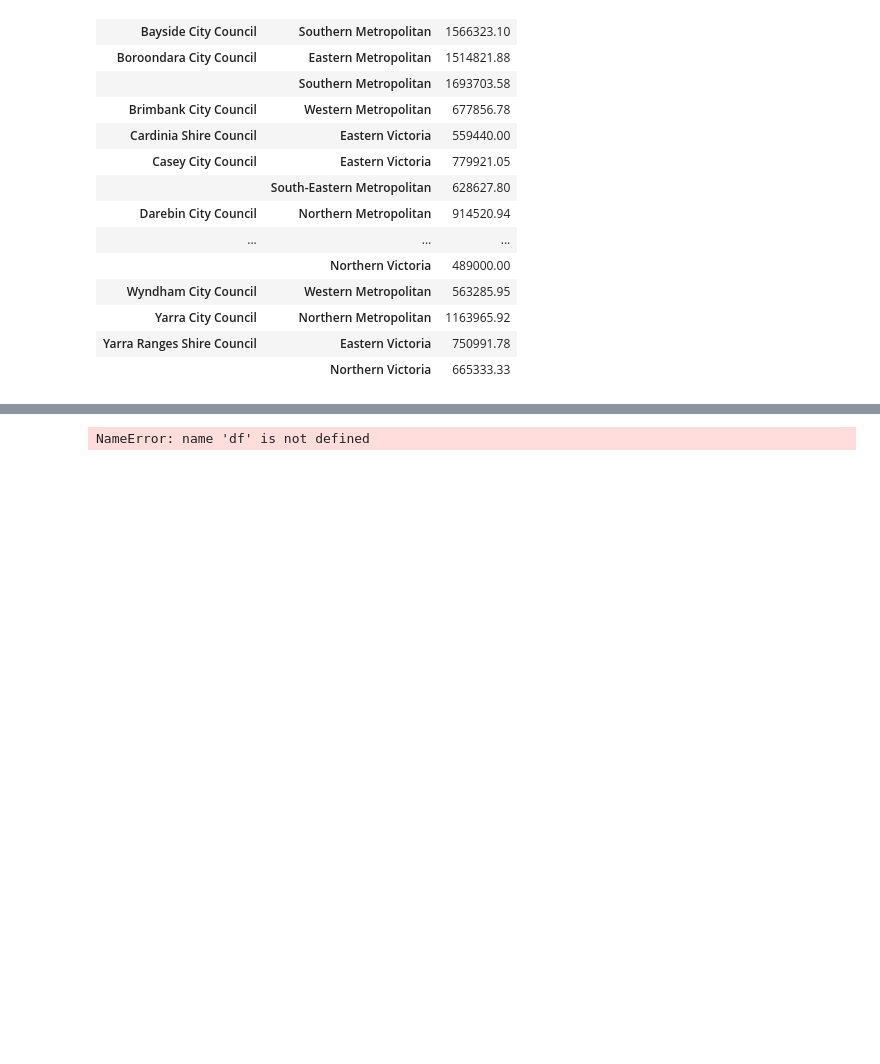
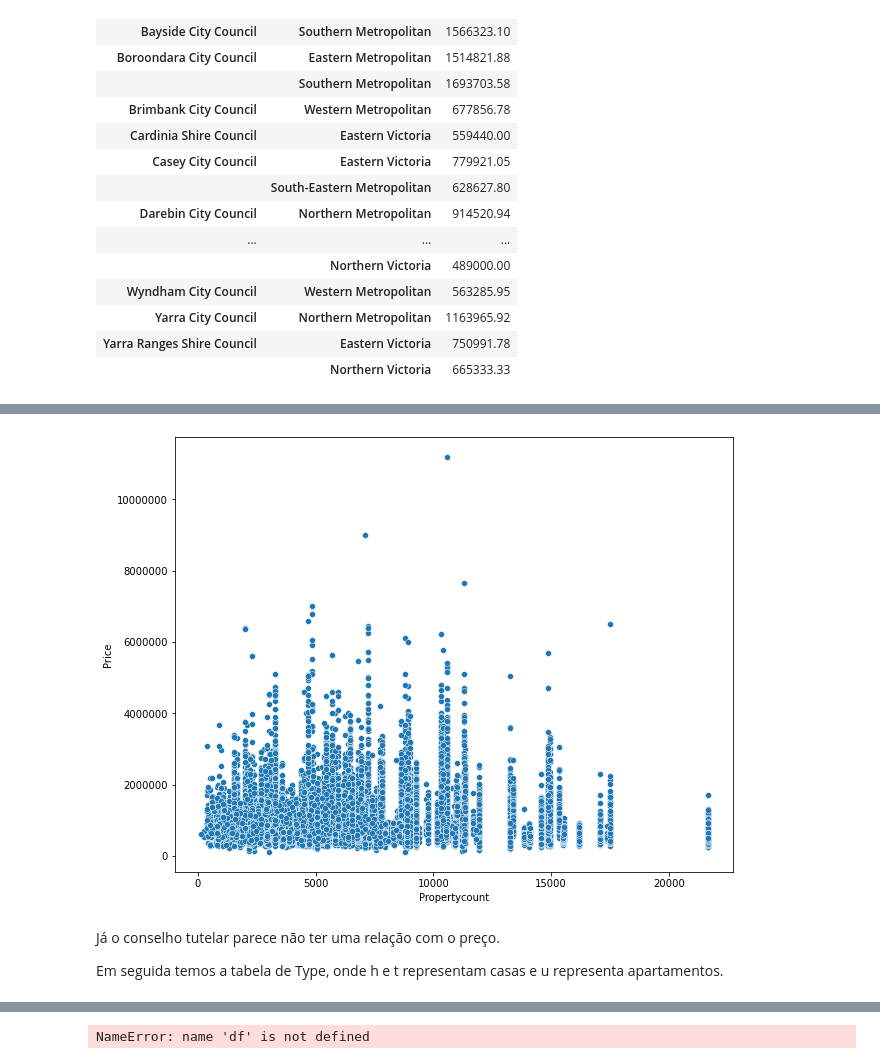
Before and after one commit to taryll/EDA_melbourne_house_price, a Jupyter notebook: src/notebook/Analise_dados.ipynb, the cells around one changed output, grey strips where cells are left out. Cells and saved outputs as stored; diff of their text form; code cells hidden in the pictures; blank space fills up the shorter version.

```diff
--- a/src/notebook/Analise_dados.ipynb
+++ b/src/notebook/Analise_dados.ipynb
@@ -208,0 +176,14 @@ plt.show()
+# %%
+plt.figure(figsize = (10, 8))
+sns.scatterplot(x = 'Propertycount', y = 'Price', data = df_clean)
+plt.ticklabel_format(style = 'plain', axis = 'y')
+# plt.axvline(25, c = 'red', label = 'x = 25')
+# plt.axhline(3000000, c = 'red', label = 'y = 3000000')
+# plt.legend()
+plt.show()
+# %% [output]
+[figure, added]
+# %% [markdown]
+Já o conselho tutelar parece não ter uma relação com o preço.
+
+Em seguida temos a tabela de Type, onde h e t representam casas e u representa apartamentos.
```
Also changed, not shown: parts of 25 cells of this notebook.
